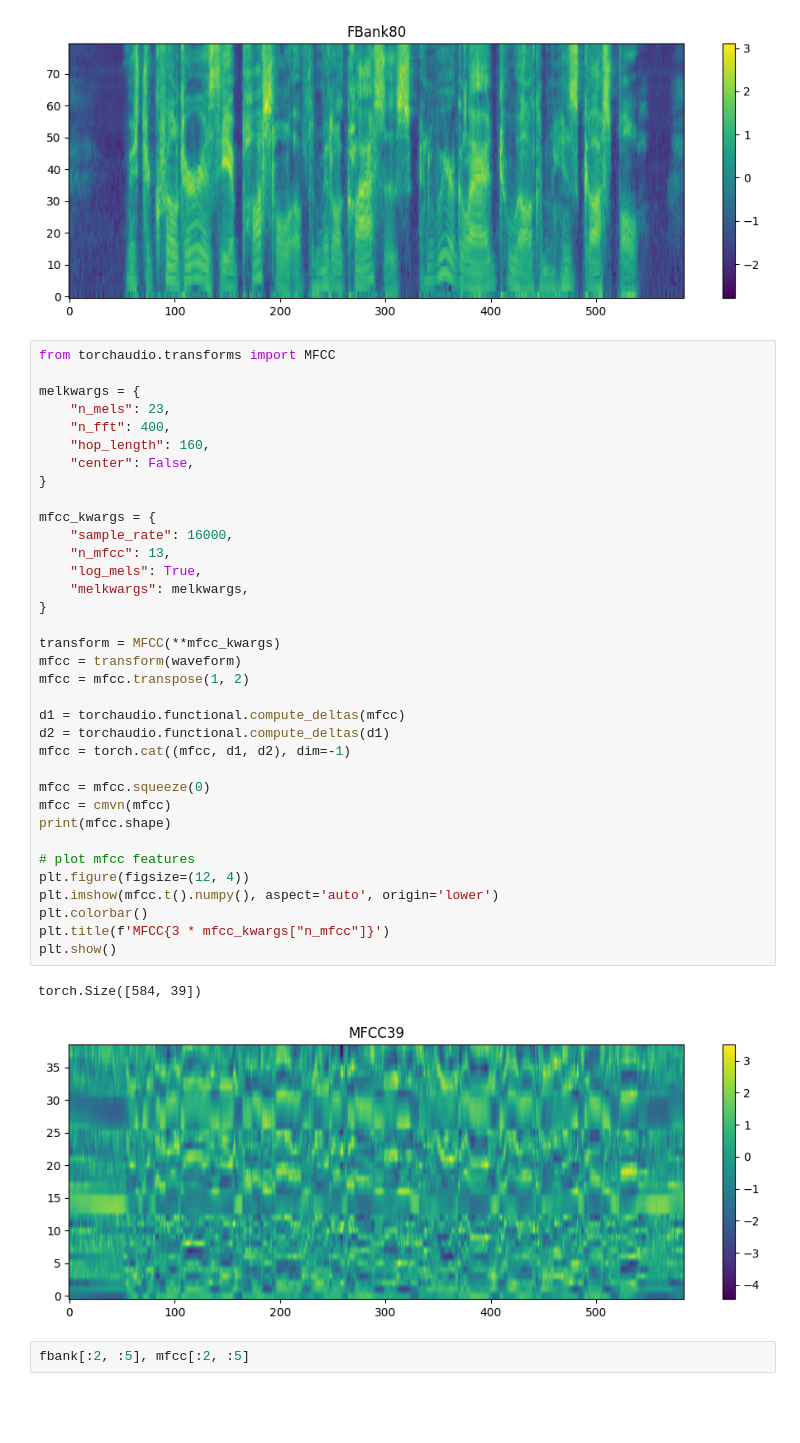
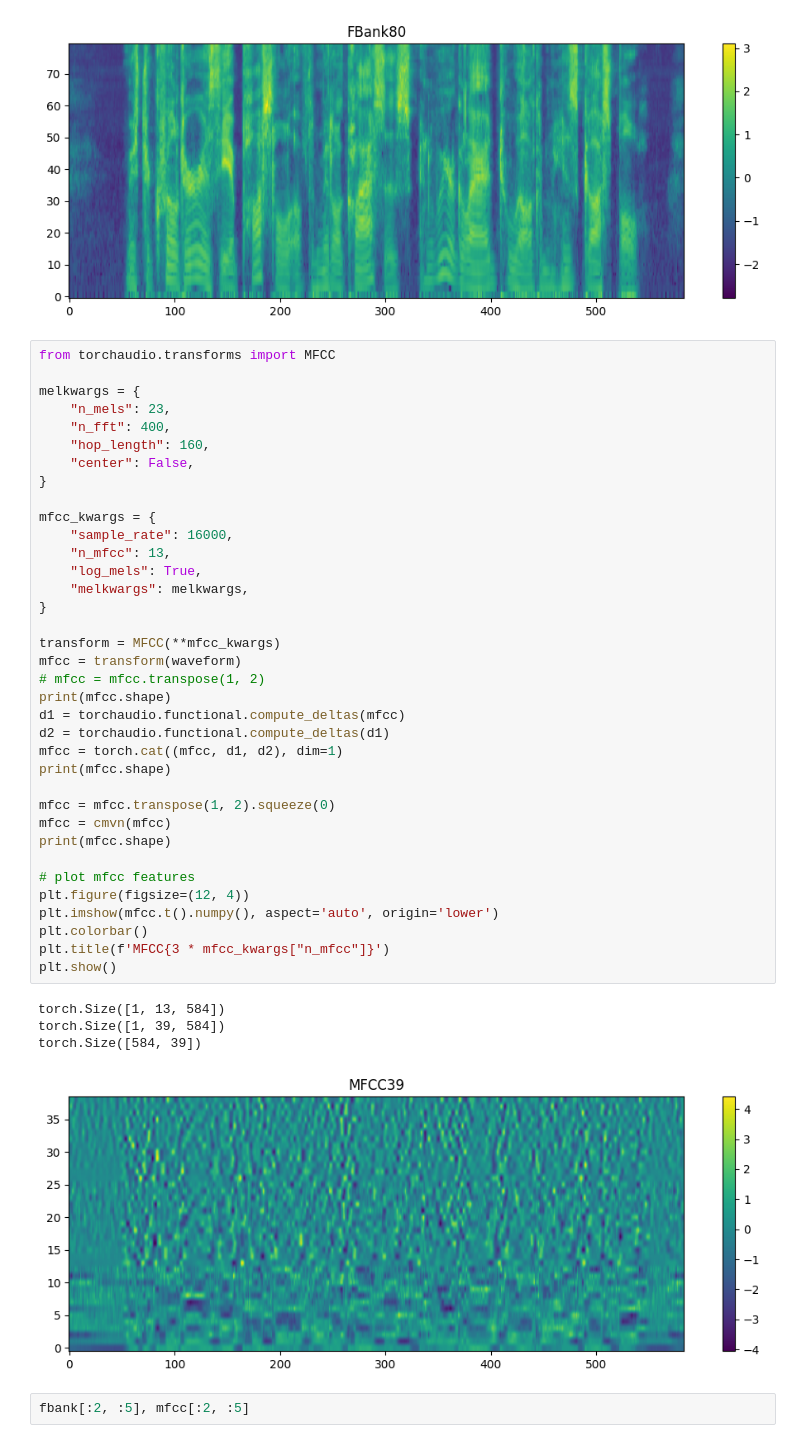
Before and after one commit to donglinkang2021/AudioAttention, a Jupyter notebook: dev/feat_transform_test.ipynb, the cells around one changed output. Saved outputs shown, nothing was run; the diff lists cells and outputs as text; blank space fills up the shorter version.

```diff
--- a/dev/feat_transform_test.ipynb
+++ b/dev/feat_transform_test.ipynb
@@ -50,38 +50,41 @@ from torchaudio.transforms import MFCC
 melkwargs = {
     "n_mels": 23,
     "n_fft": 400,
     "hop_length": 160,
     "center": False,
 }
 
 mfcc_kwargs = {
     "sample_rate": 16000,
     "n_mfcc": 13,
     "log_mels": True,
     "melkwargs": melkwargs,
 }
 
 transform = MFCC(**mfcc_kwargs)
 mfcc = transform(waveform)
-mfcc = mfcc.transpose(1, 2)
-
+# mfcc = mfcc.transpose(1, 2)
+print(mfcc.shape)
 d1 = torchaudio.functional.compute_deltas(mfcc)
 d2 = torchaudio.functional.compute_deltas(d1)
-mfcc = torch.cat((mfcc, d1, d2), dim=-1)
+mfcc = torch.cat((mfcc, d1, d2), dim=1)
+print(mfcc.shape)
 
-mfcc = mfcc.squeeze(0)
+mfcc = mfcc.transpose(1, 2).squeeze(0)
 mfcc = cmvn(mfcc)
 print(mfcc.shape)
 
 # plot mfcc features
 plt.figure(figsize=(12, 4))
 plt.imshow(mfcc.t().numpy(), aspect='auto', origin='lower')
 plt.colorbar()
 plt.title(f'MFCC{3 * mfcc_kwargs["n_mfcc"]}')
 plt.show()
 # %% [output]
+torch.Size([1, 13, 584])
+torch.Size([1, 39, 584])
 torch.Size([584, 39])
-[figure, old version]
+[figure, new version]
 # %%
 fbank[:2, :5], mfcc[:2, :5]
 # %% [output]
```
Also changed, not shown: 3 other files.
